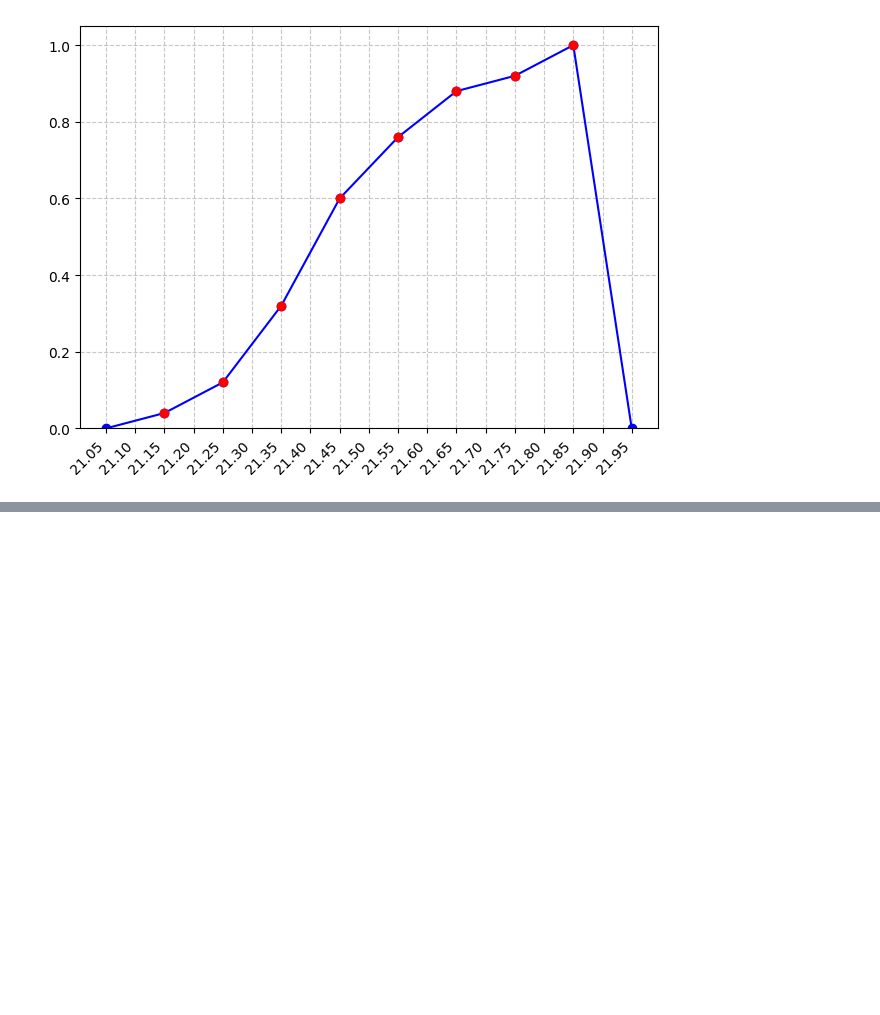
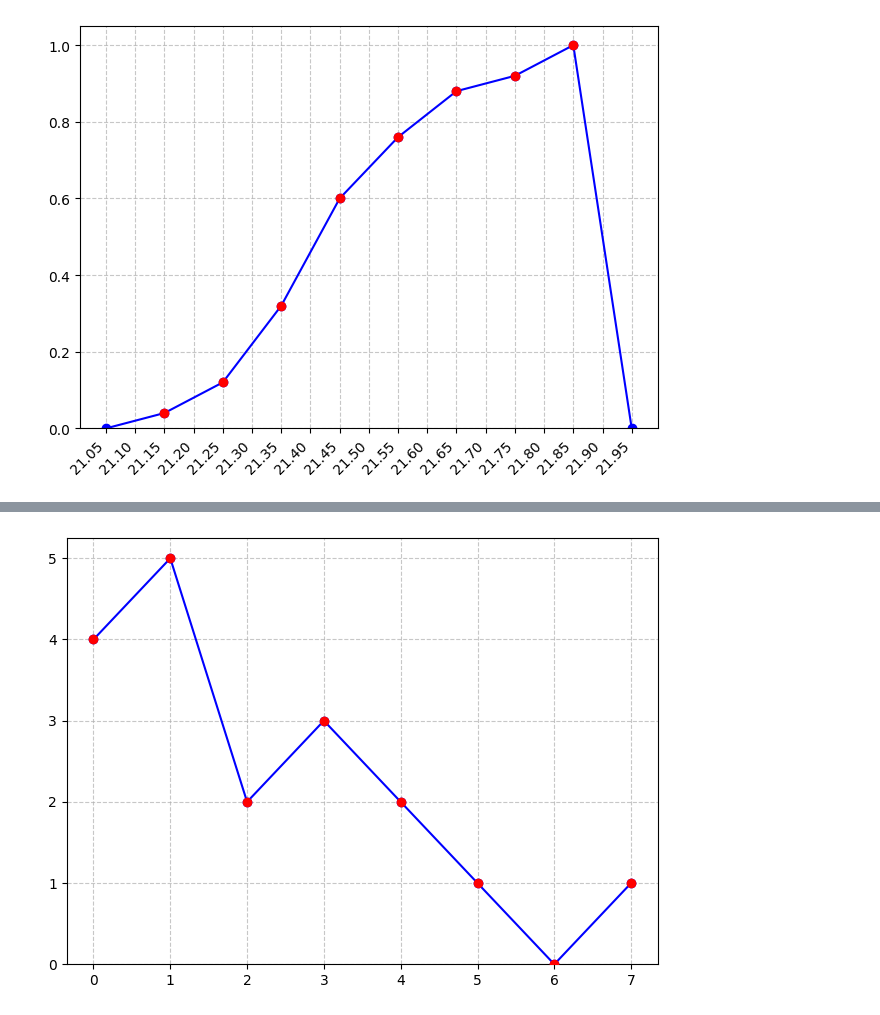
Before and after one commit to JoaoVCMiranda/estatistica, a Jupyter notebook: Capítulo 2.ipynb, the cells around one changed output, grey strips where cells are left out. Cells and saved outputs as stored; diff of their text form; code cells hidden in the pictures; blank space fills up the shorter version.

```diff
--- a/Capítulo 2.ipynb
+++ b/Capítulo 2.ipynb
@@ -358,0 +388,4 @@ poligono_frequencias(get_frequencias_relativas_acumuladas(dados_pag_13))
+# %%
+poligono_frequencias(get_frequencias(dados_pag_19_1))
+# %% [output]
+[figure, added]
```
Also changed, not shown: parts of 17 cells of this notebook, 1 other file.
